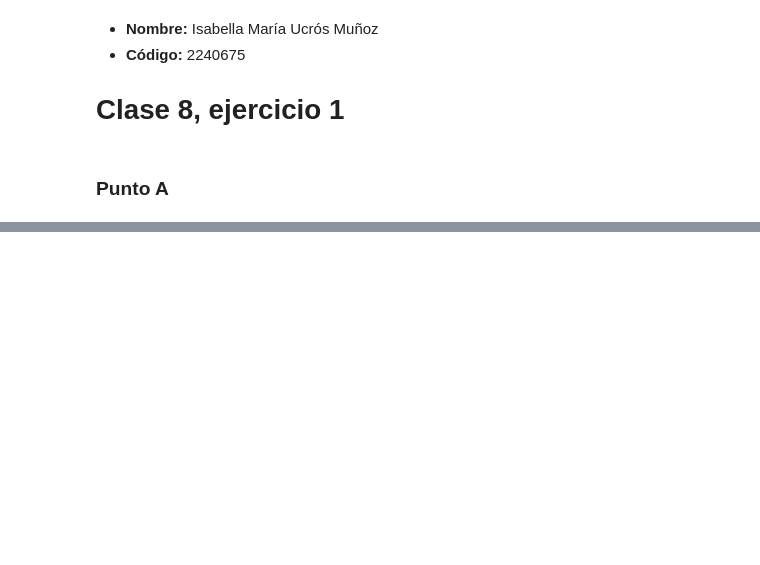
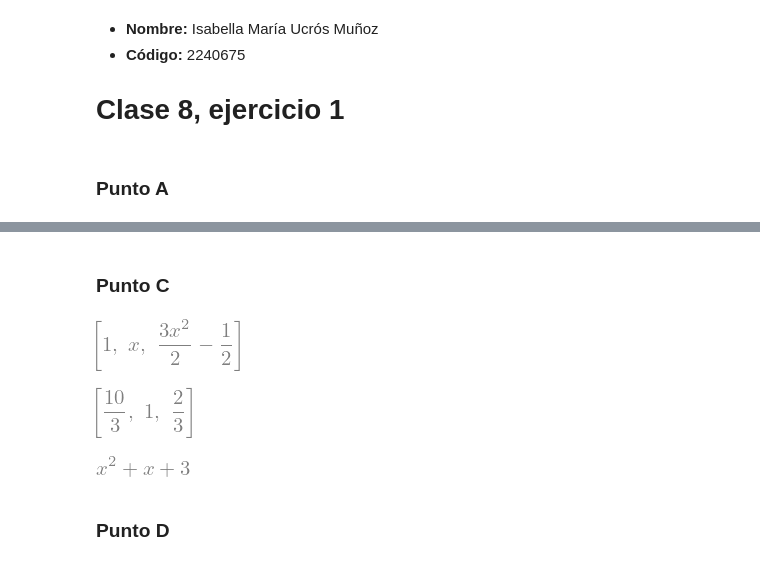
Before and after one commit to ucrosisabella/TareasMetMat1_25B, a Jupyter notebook: Codigos/Clase8-Ejercicio1.ipynb, the cells around one changed output, grey strips where cells are left out. Cells and saved outputs as stored; diff of their text form; code cells hidden in the pictures; blank space fills up the shorter version.

Commit message:
punto b y c

```diff
--- a/Codigos/Clase8-Ejercicio1.ipynb
+++ b/Codigos/Clase8-Ejercicio1.ipynb
@@ -58,0 +130,9 @@ for i in range(3):
+# %% [markdown]
+### **Punto C**
+# %%
+p3 = x**2 + x + 3
+# Ahora, elijamos las bases de Legendre:
+legendre_base = [legendre( m , x ) for m in range(3) ]
+legendre_base
+# %% [output]
+[figure, added]
@@ -58,0 +154,16 @@ for i in range(3):
+# %%
+coefsp3 = coefs(p3)
+coefsp3
+# %% [output]
+[figure, added]
+# %%
+# Comprobando que efectivamente estos son los componentes:
+p3prueba = 0
+for i in range(3):
+    k = coefsp3[i] * legendre_base[i]
+    p3prueba += k
+p3prueba
+# %% [output]
+[figure, added]
+# %% [markdown]
+### **Punto D**
```
Also changed, not shown: parts of 18 cells of this notebook.
